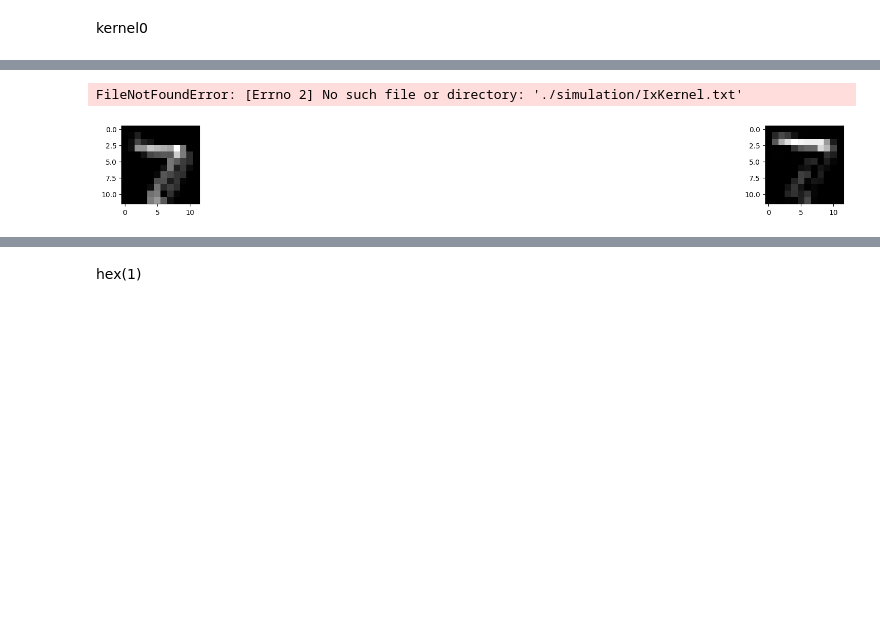
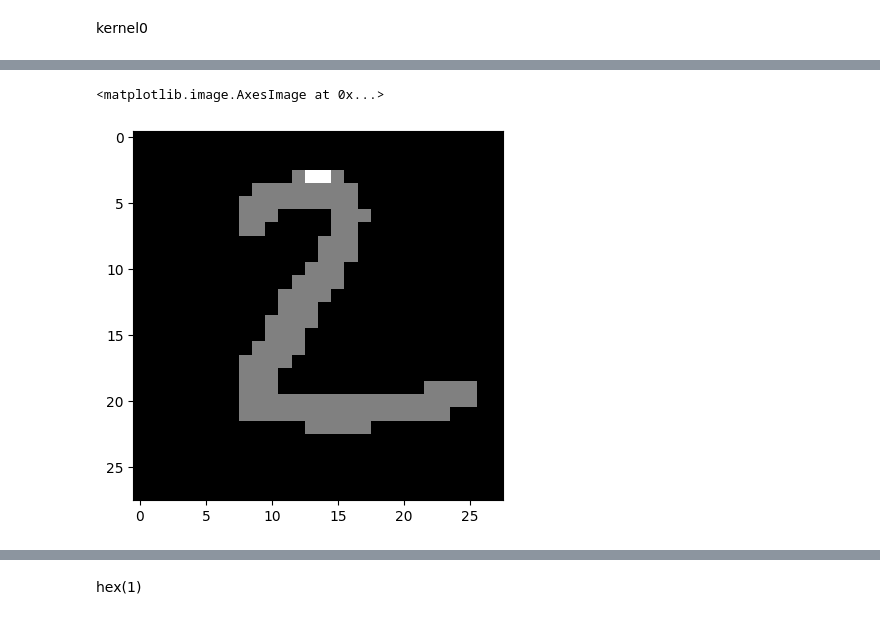
Before and after one commit to valmyr/ConvNetVerilog, a Jupyter notebook: Image.ipynb, the cells around one changed output, grey strips where cells are left out. Cells and saved outputs as stored; diff of their text form; code cells hidden in the pictures; blank space fills up the shorter version.

```diff
--- a/Image.ipynb
+++ b/Image.ipynb
@@ -147,2 +176,2 @@ import keras
 # %%
-modelo_dig = keras.models.load_model("/home/valmir.silva/2CC/ConvolutionMatrixVerilog/model_network/okkk.h5")
+modelo_dig = tf.keras.models.load_model("model_network/handwrittenDigitClassifier.h5")
@@ -421,30 +456,26 @@ kernel_txt(0,0,cc,string="danse.txt")
 # %%
-out = open("./simulation/IxKernel.txt","r")
+out = open("simulation/IxKernel1.txt","r")
 
 klin1 = []
 m1=[]
 k= out.readlines()
 for i in k:
     m1.append(list(map(concat,i.split())))
-# %% [output]
-FileNotFoundError: [Errno 2] No such file or directory: './simulation/IxKernel.txt'
 # %%
-array_out =[]
+# array_out =[]
 
-for i in range(2):
-    array_out.append(open(f"./simulation/maxIxKernelPooling{i}.txt","r"))
-klin2 = []
-plt.figure(figsize=(30,2))
-for ii in range(2):
-    k2 = array_out[ii].readlines()
-    m2=[]
-    for i in k2:
-        m2.append(list(map(concat,i.split())))
-    plt.subplot(1,2,ii+1)
-    plt.imshow(m2,cmap="gray")
-# plt.imshow(m2)
+# for i in range(1):
+#     array_out.append(open(f"./simulation/maxIxKernelPooling{i}.txt","r"))
+# klin2 = []
+# plt.figure(figsize=(30,2))
+# for ii in range(2):
+#     k2 = array_out[ii].readlines()
+#     m2=[]
+#     for i in k2:
+#         m2.append(list(map(concat,i.split())))
+#     plt.subplot(1,2,ii+1)
+#     plt.imshow(m2,cmap="gray")
+# # plt.imshow(m2)
 
-for i in range(2):
-    array_out[i].close()
+# for i in range(2):
+#     array_out[i].close()
-# %% [output]
-[figure, removed]
@@ -451,3 +484,14 @@ for i in range(2):
+# %%
+out2 = open("./simulation/I.txt","r")
+klin2 = []
+m2=[]
+k2 = out2.readlines()
+for i in k2:
+    m2.append(list(map(concat,i.split())))
+plt.imshow(m2,cmap="gray")
+# %% [output]
+<matplotlib.image.AxesImage at 0x...>
+[figure, added]
 # %%
 m2
 # %% [output]
```
Also changed, not shown: parts of 57 cells of this notebook, 33 other files.
